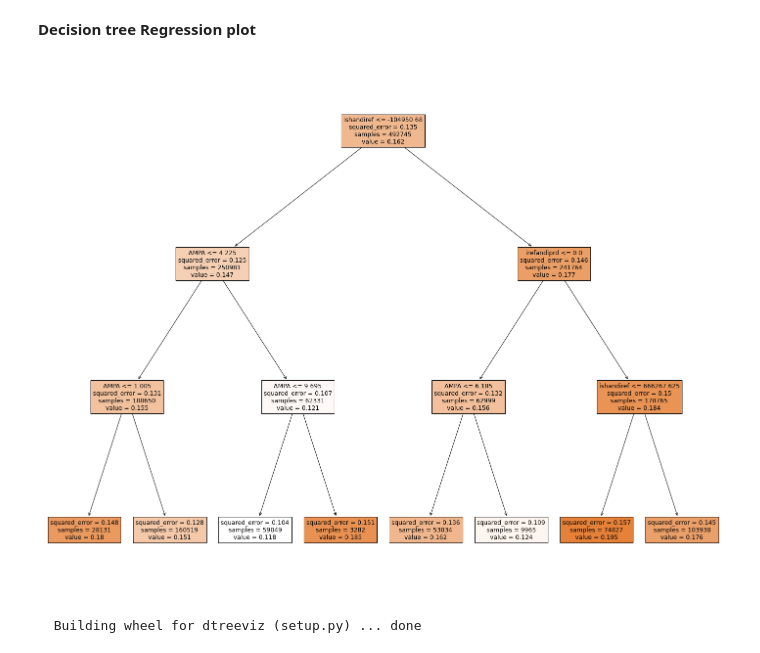
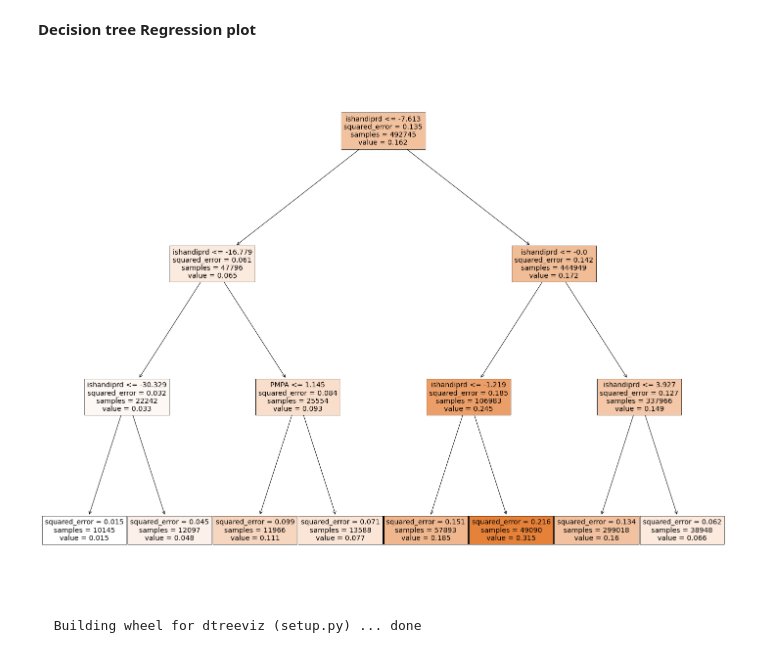
Before and after one commit to AyorindeTayo/Freelance3, a Jupyter notebook: Copy_of_Untitled58.ipynb, the cells around one changed output. Drawn from its saved outputs; the diff is of its cells as text; code cells hidden in the pictures.

```diff
--- a/Copy_of_Untitled58.ipynb
+++ b/Copy_of_Untitled58.ipynb
@@ -591,11 +591,11 @@ import matplotlib.pyplot as plt
 # %%
 fig = plt.figure(figsize=(25,20))
 _ = tree.plot_tree(regressor,
-                   feature_names = ['ishandiref','irefandiprd','pctA','AMPA','PMPA','AggPctSpread','PassPctSpread','pctOxprAcrossSpread','pctDecOSentOrAcrossSpread','SentExecAcrossSpreadDiff'],
+                   feature_names = ['ishandiprd','pctA','AMPA','PMPA','AggPctSpread','PassPctSpread','pctOxprAcrossSpread','pctDecOSentOrAcrossSpread','SentExecAcrossSpreadDiff'],
                    class_names = "in_net_pnl",
                    filled=True)
 # %% [output]
-[figure, old version]
+[figure, new version]
 # %%
 !pip install -q dtreeviz
 # %% [output]
```
Also changed, not shown: parts of 1 cell of this notebook.
